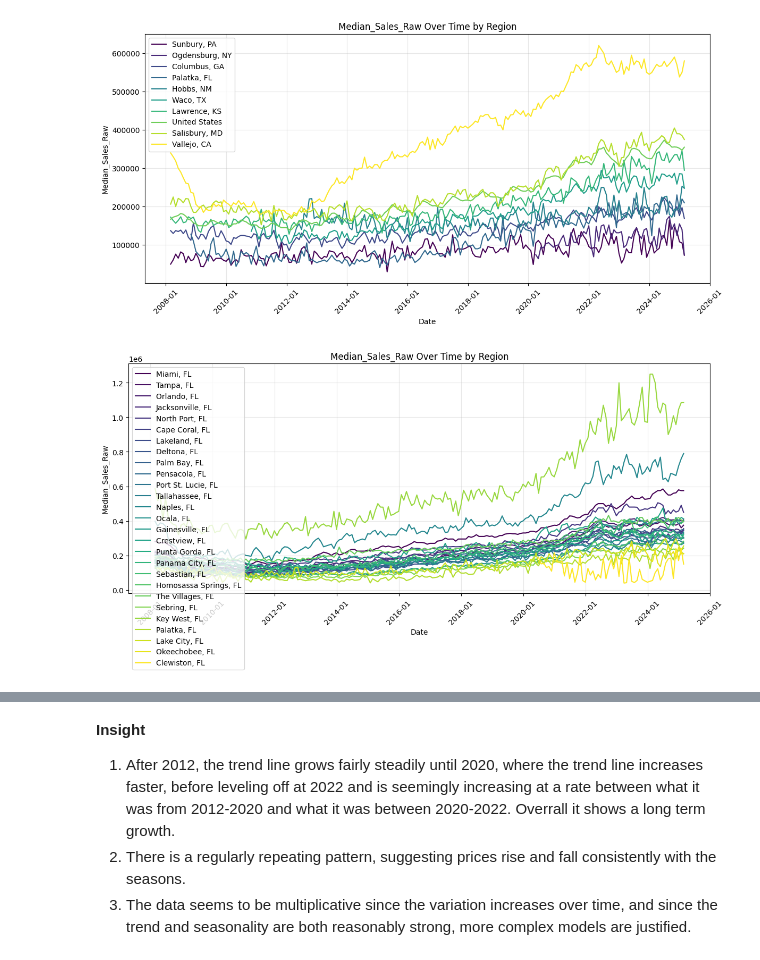
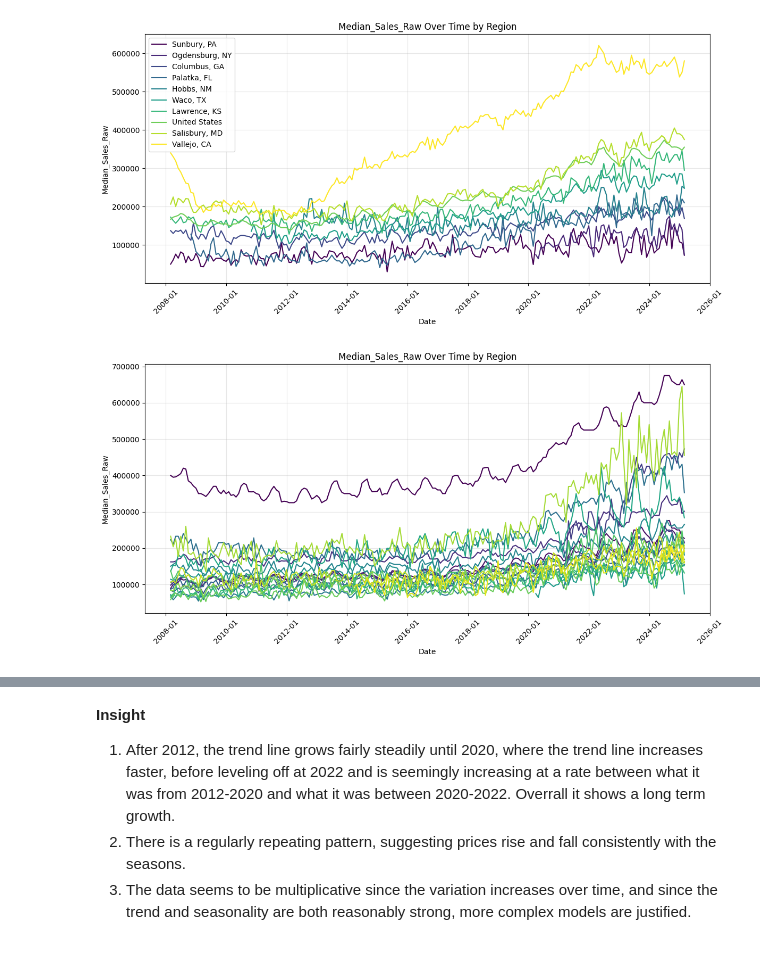
Before and after one commit to JohnathanChan973/CS439_Project_Housing, a Jupyter notebook: db_processing.ipynb, the cells around one changed output, grey strips where cells are left out. Drawn from its saved outputs; the diff is of its cells as text; code cells hidden in the pictures.

```diff
--- a/db_processing.ipynb
+++ b/db_processing.ipynb
@@ -1382,6 +1382,6 @@ PlottingModels.plot_time_series(sample_of_regions(metro_sales_raw, "Median_Sales
 # %% [output]
 [figure]
 # %%
-PlottingModels.plot_time_series(state_regions(continental_sales_raw_df, 'fl'), "Metro_Sales_Raw_Data", "Metro_Location_Data", "Median_Sales_Raw")
+PlottingModels.plot_time_series(state_regions(continental_sales_raw_df, 'ny'), "Metro_Sales_Raw_Data", "Metro_Location_Data", "Median_Sales_Raw")
 # %% [output]
-[figure, old version]
+[figure, new version]
```
Also changed, not shown: parts of 10 cells of this notebook.
